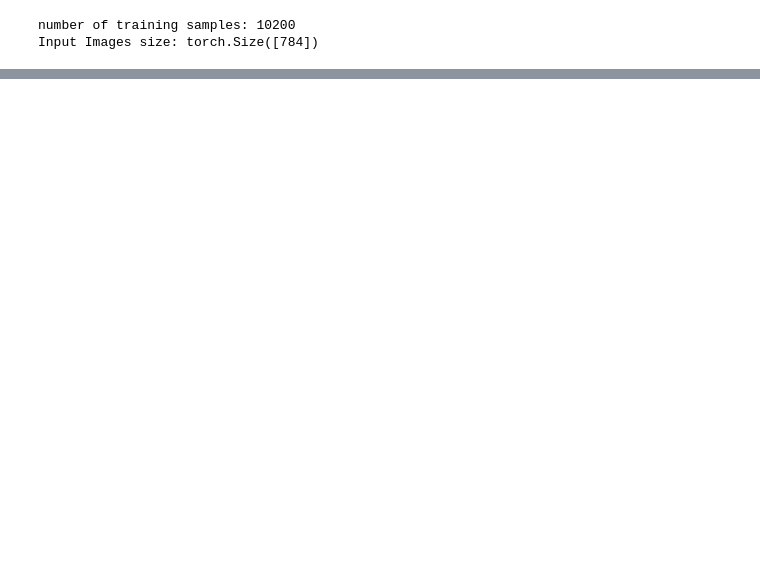
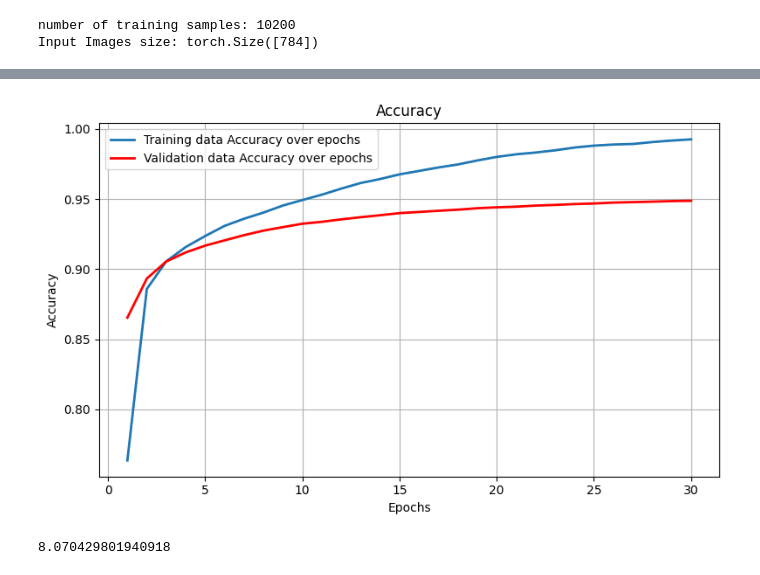
Before and after one commit to moHani11/ML-Assignment-2, a Jupyter notebook: problem2Notebook.ipynb, the cells around one changed output, grey strips where cells are left out. Cells and saved outputs as stored; diff of their text form; code cells hidden in the pictures; blank space fills up the shorter version.

Commit message:
Add accuracy Plots

```diff
--- a/problem2Notebook.ipynb
+++ b/problem2Notebook.ipynb
@@ -58,7 +61,10 @@ Epoch 30, Total Loss: 6.770109712146223,  Total Evaluation Loss: 26.354029383510
 
 trainingLoss = myNet.getTrainingLoss()
 validationLoss = myNet.getValidationLoss()
+
+trainAccuracy = myNet.getTrainAccuracy()
+valAccuracy = myNet.getValAccuracy()
+
 epochs = list(range(1, len(trainingLoss)+1))
-
-print(validationLoss)
+print(epochs)
 # %% [output]
@@ -72,0 +79,9 @@ plot_two_curves(epochs, trainingLoss, validationLoss, "Training data Loss over e
+# %%
+plot_two_curves(epochs, trainAccuracy, valAccuracy, "Training data Accuracy over epochs", "Validation data Accuracy over epochs", "Accuracy", "Epochs", "Accuracy")
+# %% [output]
+[figure, added]
+# %%
+myNet.predict(x_train[10]).max().item()
+# print(y_train[10])
+# %% [output]
+8.070429801940918
```
Also changed, not shown: parts of 5 cells of this notebook, 2 other files.
